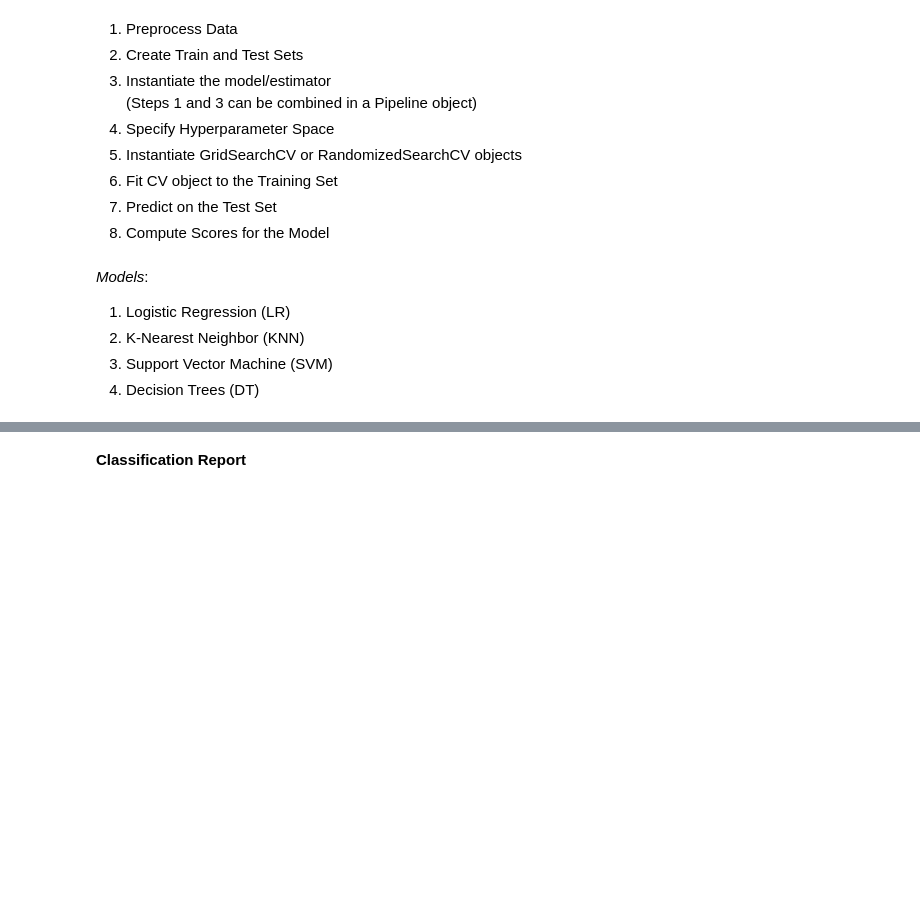
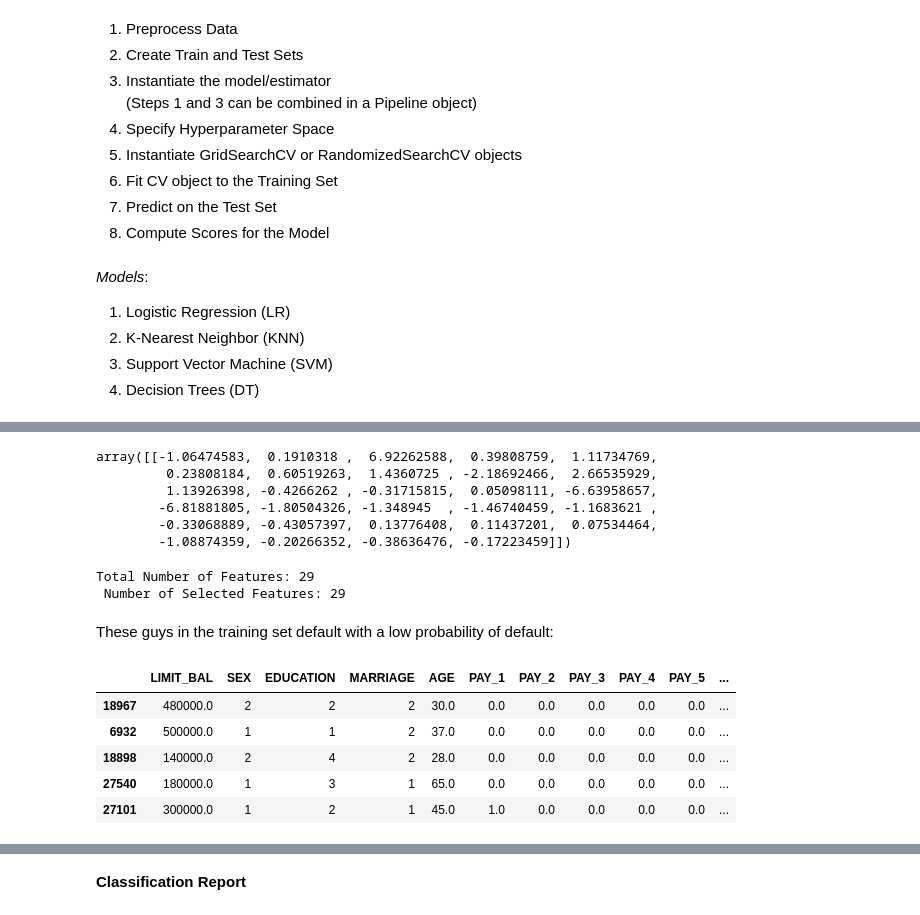
Before and after one commit to gblinick/Predicting-Credit-Card-Default-in-sci-kit-learn, a Jupyter notebook: In-depth analysis/In-depth Analysis.ipynb, the cells around one changed output, grey strips where cells are left out. Cells and saved outputs as stored; diff of their text form; code cells hidden in the pictures; blank space fills up the shorter version.

```diff
--- a/In-depth analysis/In-depth Analysis.ipynb
+++ b/In-depth analysis/In-depth Analysis.ipynb
@@ -315,0 +276,5 @@ print("Parameter setting that gave the best results on the hold out data: C =",
+# %%
+#### Step 2) Split Data into Training and Test Sets
+
+y = data['default']#.values
+X = data.drop(['default'], axis=1)#.values
@@ -315,0 +313,5 @@ print("Parameter setting that gave the best results on the hold out data: C =",
+# %%
+from sklearn.linear_model import LogisticRegressionCV
+lr_cv2 = Pipeline(steps=[('preprocessor', preprocessor),
+                     ('classifier', LogisticRegressionCV(solver='liblinear', cv=10, Cs=np.logspace(-5, 8, 15) ))])
+lr_cv2.fit(X_train, y_train)
@@ -315,0 +353,49 @@ print("Parameter setting that gave the best results on the hold out data: C =",
+# %%
+coefs = lr_cv.best_estimator_.named_steps['classifier'].coef_
+coefs
+# %% [output]
+array([[-1.06474583,  0.1910318 ,  6.92262588,  0.39808759,  1.11734769,
+         0.23808184,  0.60519263,  1.4360725 , -2.18692466,  2.66535929,
+         1.13926398, -0.4266262 , -0.31715815,  0.05098111, -6.63958657,
+        -6.81881805, -1.80504326, -1.348945  , -1.46740459, -1.1683621 ,
+        -0.33068889, -0.43057397,  0.13776408,  0.11437201,  0.07534464,
+        -1.08874359, -0.20266352, -0.38636476, -0.17223459]])
+# %%
+print("Total Number of Features:", coefs.size)
+print(" Number of Selected Features:", np.count_nonzero(coefs))
+# %% [output]
+Total Number of Features: 29
+ Number of Selected Features: 29
+# %%
+train_data = X_train.join(y_train)
+test_data = X_test.join(y_test)
+
+if ('prob_of_default' in train_data):
+    train_data = train_data.drop(columns=['prob_of_default'])
+if ('prob_of_default' in test_data):
+    test_data = test_data.drop(columns=['prob_of_default'])
+
+probs_train = lr_cv.predict_proba(X_train)[:,1] # probs = probability of default
+probs_test = lr_cv.predict_proba(X_test)[:,1] # probs = probability of default
+
+train_data['prob_of_default'] = probs_train
+test_data['prob_of_default'] = probs_test
+
+train_data['train/test'] = 'train'
+test_data['train/test'] = 'test'
+
+new_data = train_data.append(test_data).sort_index()
+# %%
+train_ranked = new_data.loc[new_data['train/test'] == 'train'].sort_values(by='prob_of_default')
+test_ranked = new_data.loc[new_data['train/test'] == 'test'].sort_values(by='prob_of_default')
+# %% [markdown]
+These guys in the training set default with a low probability of default:
+# %%
+train_ranked.loc[(train_ranked.prob_of_default < 0.5) & (train_ranked.default == 1)].head()
+# %% [output]
+|  | LIMIT_BAL | SEX | EDUCATION | MARRIAGE | AGE | PAY_1 | PAY_2 | PAY_3 | PAY_4 | PAY_5 | ... |
+| 18967 | 480000.0 | 2 | 2 | 2 | 30.0 | 0.0 | 0.0 | 0.0 | 0.0 | 0.0 | ... |
+| 6932 | 500000.0 | 1 | 1 | 2 | 37.0 | 0.0 | 0.0 | 0.0 | 0.0 | 0.0 | ... |
+| 18898 | 140000.0 | 2 | 4 | 2 | 28.0 | 0.0 | 0.0 | 0.0 | 0.0 | 0.0 | ... |
+| 27540 | 180000.0 | 1 | 3 | 1 | 65.0 | 0.0 | 0.0 | 0.0 | 0.0 | 0.0 | ... |
+| 27101 | 300000.0 | 1 | 2 | 1 | 45.0 | 1.0 | 0.0 | 0.0 | 0.0 | 0.0 | ... |
```
Also changed, not shown: parts of 109 cells of this notebook.
